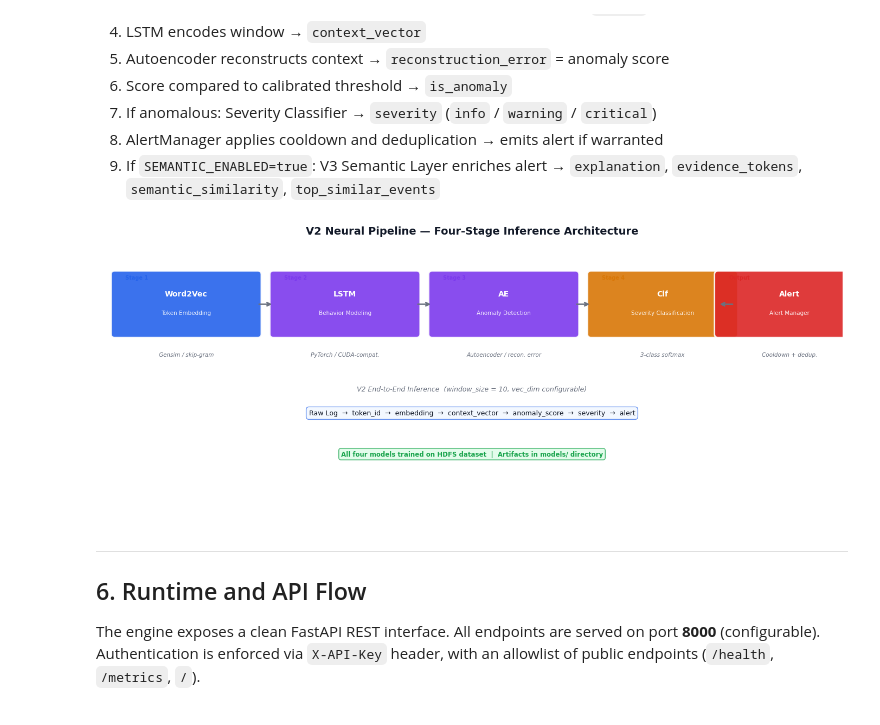
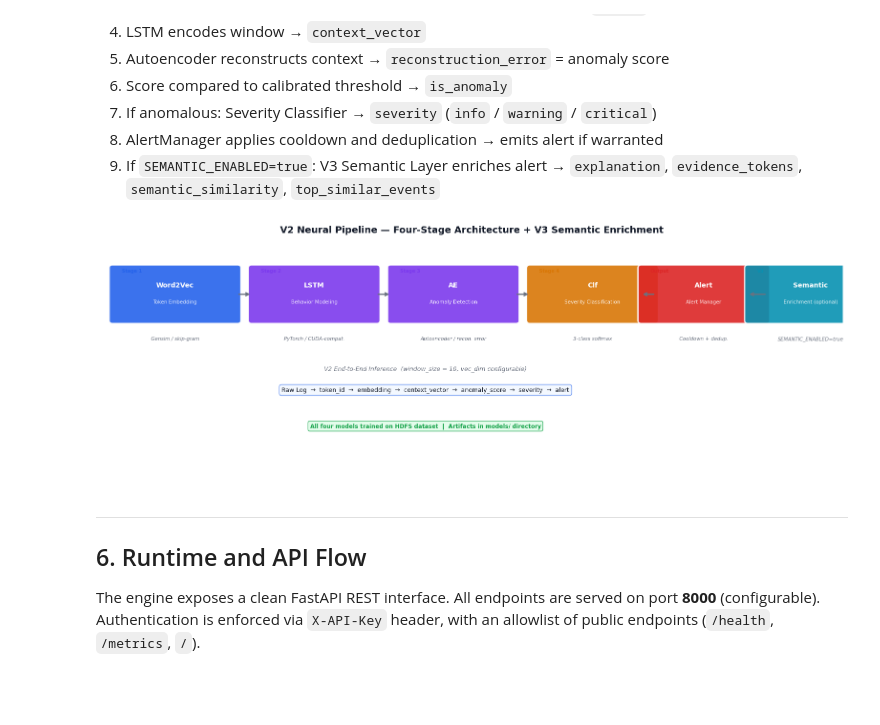
Before and after one commit to Oren1984/predictive-log-anomaly-engine-v3, a Jupyter notebook: notebooks/predictive_log_anomaly_engine_demo.ipynb, the cells around one changed output. Drawn from its saved outputs; the diff is of its cells as text; code cells hidden in the pictures.

```diff
--- a/notebooks/predictive_log_anomaly_engine_demo.ipynb
+++ b/notebooks/predictive_log_anomaly_engine_demo.ipynb
@@ -160,8 +160,8 @@ The engine is structured as a layered runtime with clear boundaries between pars
 | **Both** | `both` | Both channels simultaneously | Live A/B comparison |
 | **V3 Semantic** | `SEMANTIC_ENABLED=true` | Alert output from V1/V2 | Explanation + similarity enrichment (optional overlay) |
 # %%
-fig, ax = plt.subplots(figsize=(16, 4.2))
-ax.set_xlim(0, 16)
+fig, ax = plt.subplots(figsize=(18, 4.2))
+ax.set_xlim(0, 18)
 ax.set_ylim(0, 4.2)
 ax.axis('off')
 ax.set_facecolor('white')
@@ -176,6 +176,7 @@ pipeline = [
     (9.5,  2.6, 'Autoencoder',    PURPLE),
     (11.6, 2.6, 'Severity Cls.',  AMBER),
     (13.7, 2.6, 'Alert Manager',  RED),
+    (15.8, 2.6, 'Semantic\n(V3)', TEAL),   # optional, when SEMANTIC_ENABLED=true
 ]
 
 for x, y, label, color in pipeline:
@@ -221,7 +222,9 @@ ax.text(8.4, 0.22, 'Observability & Integration Layer', ha='center',
         fontsize=9.5, color=GRAY, style='italic')
 ax.axhline(1.72, xmin=0.04, xmax=0.96, color=BORDER, linewidth=1.2, linestyle='--')
 
-ax.set_title('Predictive Log Anomaly Engine — System Architecture',
+ax.text(15.8, 1.9, 'when SEMANTIC_ENABLED=true', ha='center',
+        fontsize=7, color=TEAL, style='italic')
+ax.set_title('Predictive Log Anomaly Engine — System Architecture  (V1 + V2 + V3 Semantic Layer)',
              fontsize=14, fontweight='bold', color=DARK, pad=10)
 plt.tight_layout()
 plt.show()
@@ -255,8 +258,8 @@ The V2 pipeline is a four-stage end-to-end neural architecture, trained from scr
 8. AlertManager applies cooldown and deduplication → emits alert if warranted
 9. If `SEMANTIC_ENABLED=true`: V3 Semantic Layer enriches alert → `explanation`, `evidence_tokens`, `semantic_similarity`, `top_similar_events`
 # %%
-fig, ax = plt.subplots(figsize=(14, 5.5))
-ax.set_xlim(0, 14)
+fig, ax = plt.subplots(figsize=(16, 5.5))
+ax.set_xlim(0, 16)
 ax.set_ylim(0, 5.5)
 ax.axis('off')
 ax.set_facecolor('white')
@@ -268,6 +271,7 @@ stages = [
     (7.6,  4.2, 'Stage 3', 'AE',       'Anomaly Detection',     PURPLE, 'Autoencoder / recon. error'),
     (10.6, 4.2, 'Stage 4', 'Clf',      'Severity Classification', AMBER, '3-class softmax'),
     (13.0, 4.2, 'Output',  'Alert',    'Alert Manager',         RED,    'Cooldown + dedup.'),
+    (15.3, 4.2, 'V3',      'Semantic', 'Enrichment (optional)', TEAL,   'SEMANTIC_ENABLED=true'),
 ]
 
 for x, y, badge, name, role, color, note in stages:
@@ -285,35 +289,35 @@ for x, y, badge, name, role, color, note in stages:
             fontsize=7, color=color, fontweight='bold')
     # Note below
     ax.text(x, y - 1.05, note, ha='center', va='center',
             fontsize=7.5, color=GRAY, style='italic')
 
 # Arrows between stages
 for i in range(len(stages) - 1):
     x1 = stages[i][0] + 1.35
     x2 = stages[i + 1][0] - 1.35
     y0 = stages[i][1]
     ax.annotate('', xy=(x2, y0), xytext=(x1, y0),
                 arrowprops=dict(arrowstyle='->', color=GRAY, lw=2.0))
 
 # Data-flow label
 ax.text(7.0, 2.4, 'V2 End-to-End Inference  (window_size = 10, vec_dim configurable)',
         ha='center', fontsize=9, color=GRAY, style='italic')
 ax.text(7.0, 1.9,
         'Raw Log  →  token_id  →  embedding  →  context_vector  →  anomaly_score  →  severity  →  alert',
         ha='center', fontsize=9, color=DARK,
         bbox=dict(boxstyle='round,pad=0.4', facecolor='#EFF6FF', edgecolor=BLUE, alpha=0.7))
 
 # Training badge
 ax.text(7.0, 1.05, 'All four models trained on HDFS dataset  |  Artifacts in models/ directory',
         ha='center', fontsize=8.5, color=GREEN, fontweight='bold',
         bbox=dict(boxstyle='round,pad=0.35', facecolor='#DCFCE7', edgecolor=GREEN, alpha=0.8))
 
-ax.set_title('V2 Neural Pipeline — Four-Stage Inference Architecture',
+ax.set_title('V2 Neural Pipeline — Four-Stage Architecture + V3 Semantic Enrichment',
              fontsize=14, fontweight='bold', color=DARK, pad=10)
 plt.tight_layout()
 plt.show()
 # %% [output]
-[figure, old version]
+[figure, new version]
 # %% [markdown]
 ---
 
```
Also changed, not shown: parts of 5 cells of this notebook, 10 other files.
